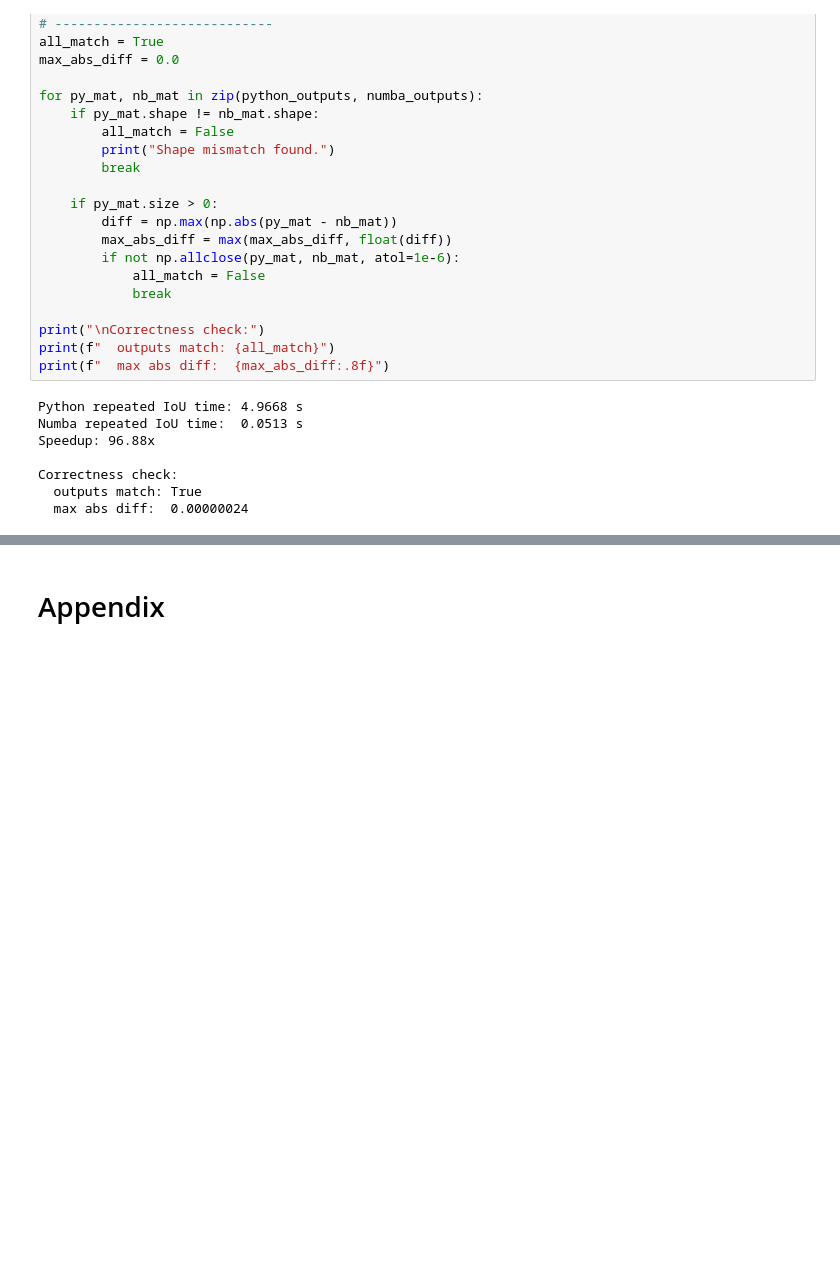
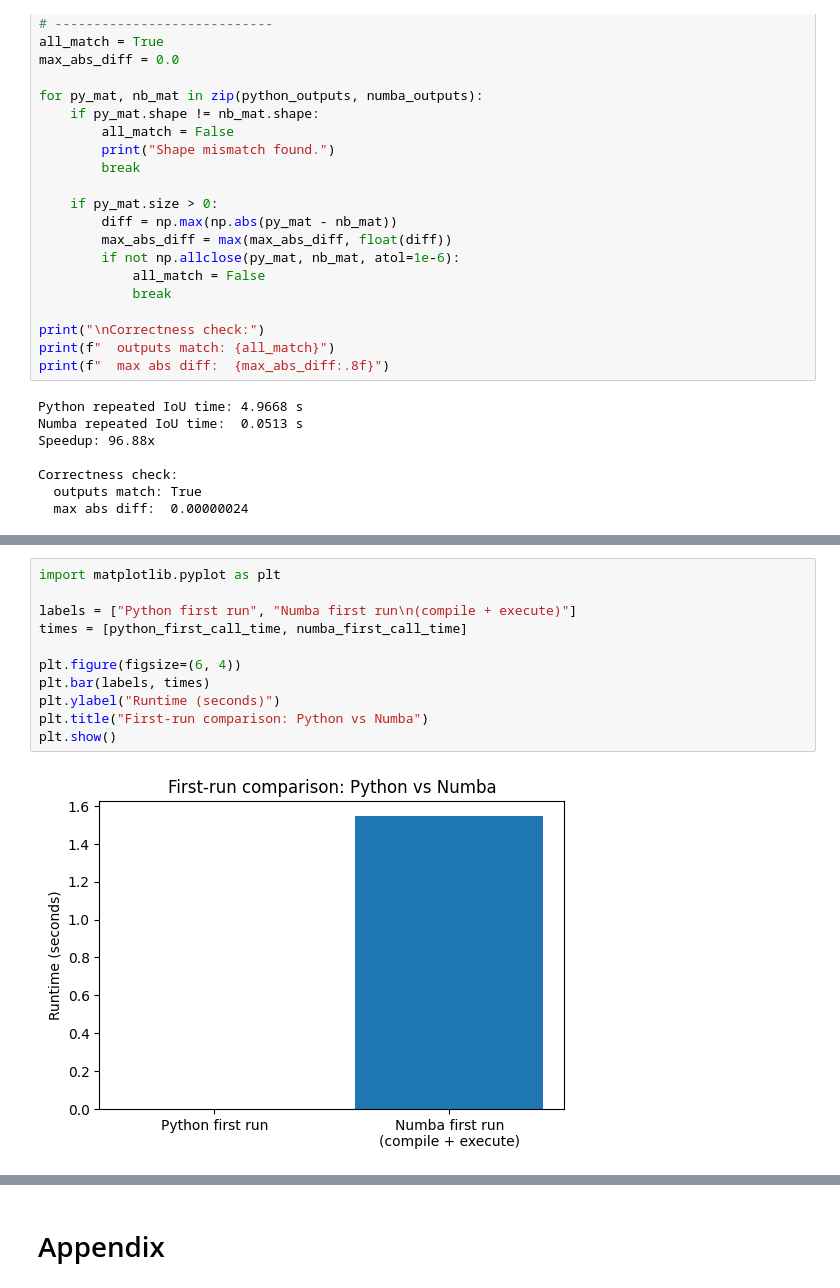
Before and after one commit to sunekaae/orebro-hpc-and-cv, a Jupyter notebook: jupyter/orebro_hpc_sune_v2.ipynb, the cells around one changed output, grey strips where cells are left out. Cells and saved outputs as stored; diff of their text form; blank space fills up the shorter version.

```diff
--- a/jupyter/orebro_hpc_sune_v2.ipynb
+++ b/jupyter/orebro_hpc_sune_v2.ipynb
@@ -383,0 +528,13 @@ Correctness check:
+# %%
+import matplotlib.pyplot as plt
+
+labels = ["Python first run", "Numba first run\n(compile + execute)"]
+times = [python_first_call_time, numba_first_call_time]
+
+plt.figure(figsize=(6, 4))
+plt.bar(labels, times)
+plt.ylabel("Runtime (seconds)")
+plt.title("First-run comparison: Python vs Numba")
+plt.show()
+# %% [output]
+[figure, added]
```
Also changed, not shown: parts of 14 cells of this notebook.
